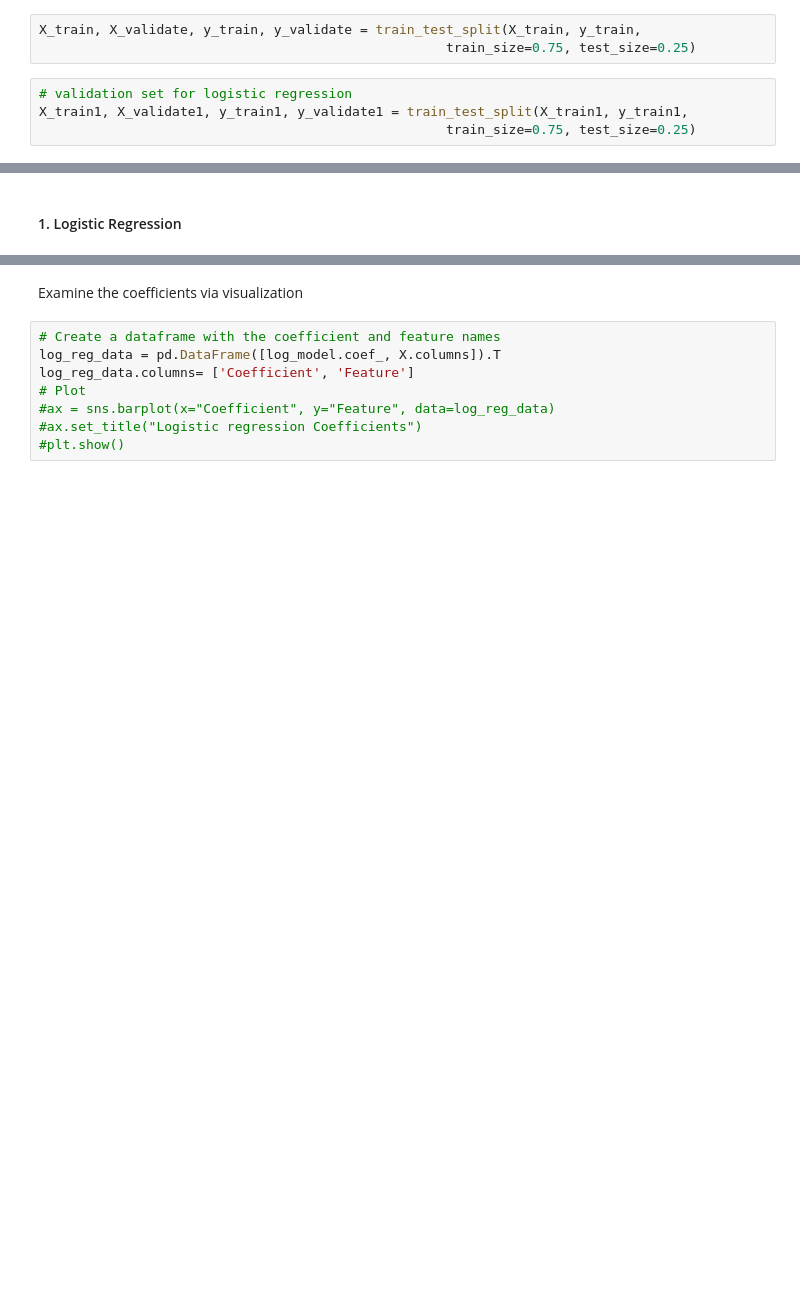
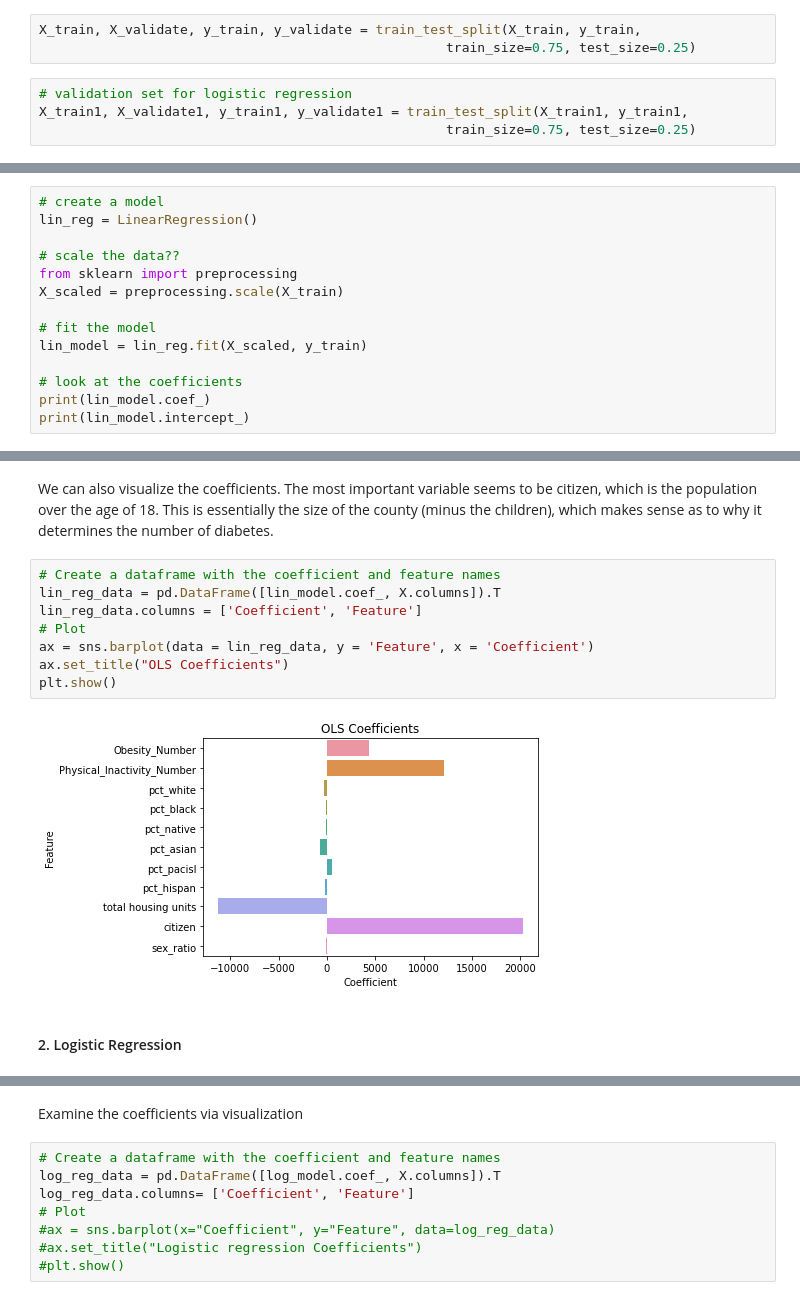
Before and after one commit to yaelnidam/CSS_Project2_Team1_Fall2020, a Jupyter notebook: project2.ipynb, the cells around one changed output, grey strips where cells are left out. Cells and saved outputs as stored; diff of their text form; blank space fills up the shorter version.

```diff
--- a/project2.ipynb
+++ b/project2.ipynb
@@ -364,0 +390,14 @@ Below, we train each model on the training set and predict our outcome on the va
+# %%
+# create a model
+lin_reg = LinearRegression()
+
+# scale the data??
+from sklearn import preprocessing
+X_scaled = preprocessing.scale(X_train)
+
+# fit the model
+lin_model = lin_reg.fit(X_scaled, y_train)
+
+# look at the coefficients
+print(lin_model.coef_)
+print(lin_model.intercept_)
@@ -365,5 +424,17 @@ Below, we train each model on the training set and predict our outcome on the va
+# %% [markdown]
+We can also visualize the coefficients. The most important variable seems to be citizen, which is the population over the age of 18. This is essentially the size of the county (minus the children), which makes sense as to why it determines the number of diabetes.
+# %%
+# Create a dataframe with the coefficient and feature names
+lin_reg_data = pd.DataFrame([lin_model.coef_, X.columns]).T
+lin_reg_data.columns = ['Coefficient', 'Feature']
+# Plot
+ax = sns.barplot(data = lin_reg_data, y = 'Feature', x = 'Coefficient')
+ax.set_title("OLS Coefficients")
+plt.show()
+# %% [output]
+[figure, added]
 # %% [markdown]
-#### 1. Logistic Regression
+#### 2. Logistic Regression
 # %%
 # create a model
 log_reg = LogisticRegression()
```
Also changed, not shown: parts of 31 cells of this notebook.
